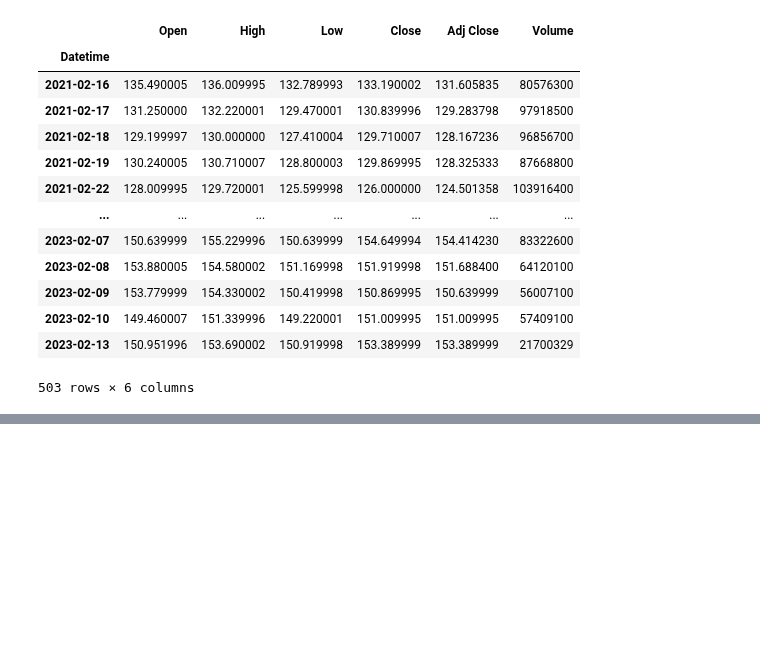
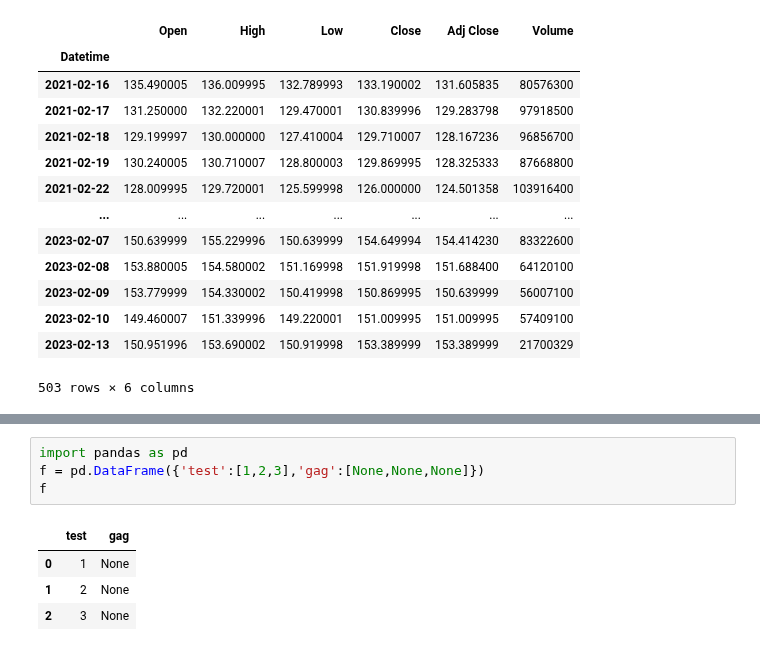
Before and after one commit to jengkub/ML-stockradar, a Jupyter notebook: testnasdaq.ipynb, the cells around one changed output, grey strips where cells are left out. Cells and saved outputs as stored; diff of their text form; blank space fills up the shorter version.

```diff
--- a/testnasdaq.ipynb
+++ b/testnasdaq.ipynb
@@ -132,0 +306,9 @@ df2.to_sql('stock_info',con=conn,if_exists='append',index=True)
+# %%
+import pandas as pd
+f = pd.DataFrame({'test':[1,2,3],'gag':[None,None,None]})
+f
+# %% [output]
+|  | test | gag |
+| 0 | 1 | None |
+| 1 | 2 | None |
+| 2 | 3 | None |
```
Also changed, not shown: parts of 7 cells of this notebook, 3 other files.
